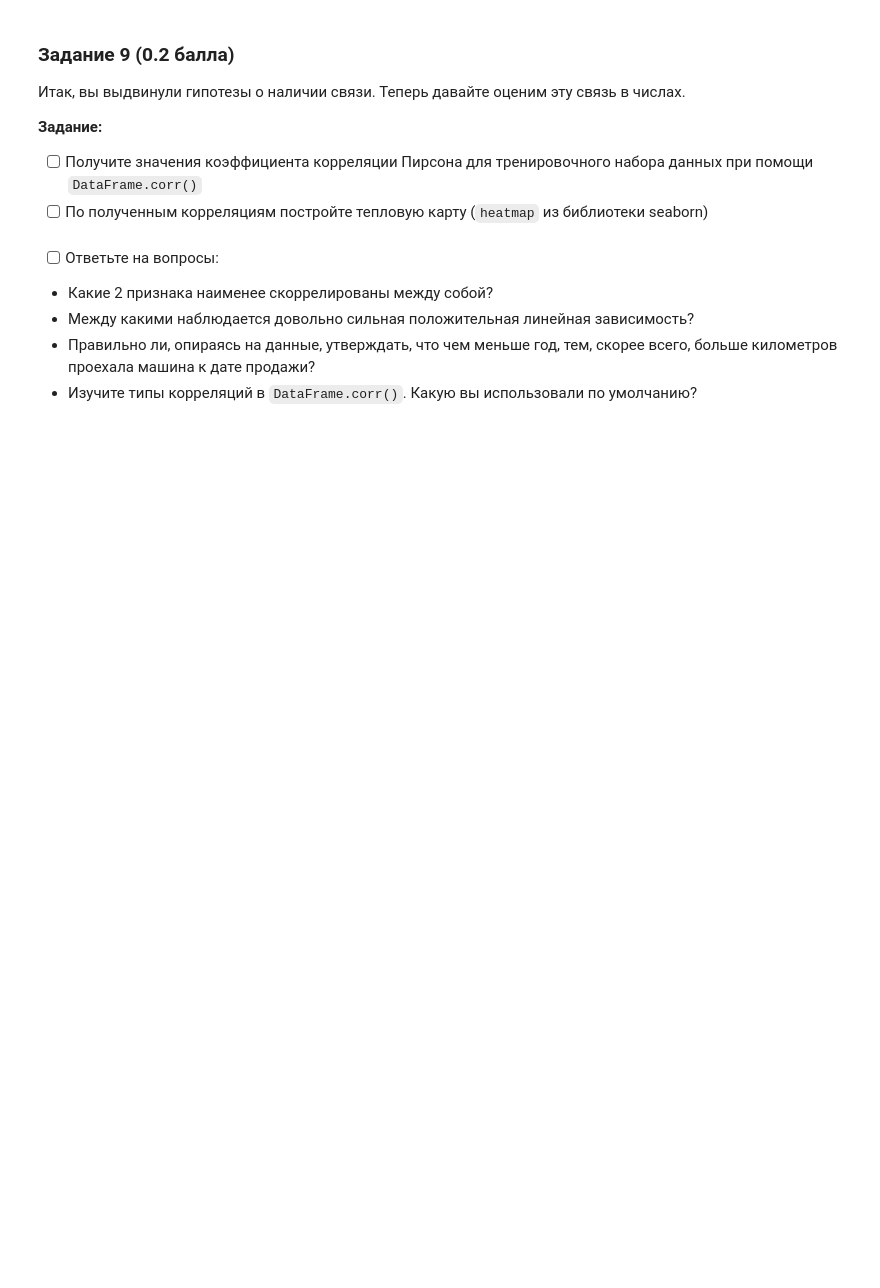
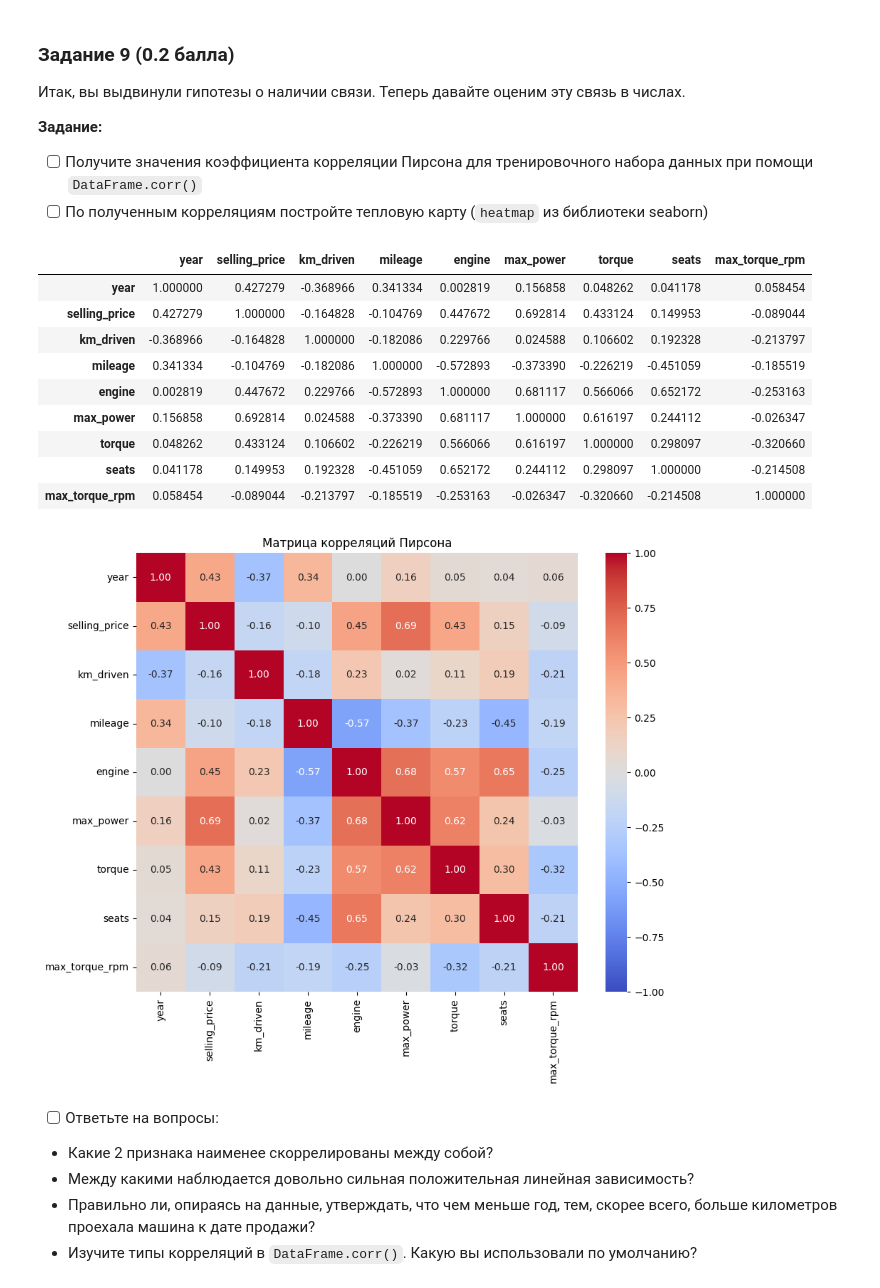
Before and after one commit to Phoenix377ss/HW_1_HSE_ML, a Jupyter notebook: AI_HW1_Regression_with_inference_pro.ipynb, the cells around one changed output. Drawn from its saved outputs; the diff is of its cells as text; code cells hidden in the pictures; blank space fills up the shorter version.

```diff
--- a/AI_HW1_Regression_with_inference_pro.ipynb
+++ b/AI_HW1_Regression_with_inference_pro.ipynb
@@ -200,3 +473,24 @@ assert df_train.shape == (5840, 13)
+# %%
+corr_matrix = df_train.corr(numeric_only=True)
+display(corr_matrix)
+
+fig, ax = plt.subplots(figsize=(10, 8))
+sns.heatmap(corr_matrix, annot=True, fmt=".2f", cmap="coolwarm", vmin=-1, vmax=1, center=0, ax=ax)
+ax.set_title("Матрица корреляций Пирсона")
+display(fig)
+plt.close(fig)
+# %% [output]
+|  | year | selling_price | km_driven | mileage | engine | max_power | torque | seats | max_torque_rpm |
+| year | 1.000000 | 0.427279 | -0.368966 | 0.341334 | 0.002819 | 0.156858 | 0.048262 | 0.041178 | 0.058454 |
+| selling_price | 0.427279 | 1.000000 | -0.164828 | -0.104769 | 0.447672 | 0.692814 | 0.433124 | 0.149953 | -0.089044 |
+| km_driven | -0.368966 | -0.164828 | 1.000000 | -0.182086 | 0.229766 | 0.024588 | 0.106602 | 0.192328 | -0.213797 |
+| mileage | 0.341334 | -0.104769 | -0.182086 | 1.000000 | -0.572893 | -0.373390 | -0.226219 | -0.451059 | -0.185519 |
+| engine | 0.002819 | 0.447672 | 0.229766 | -0.572893 | 1.000000 | 0.681117 | 0.566066 | 0.652172 | -0.253163 |
+| max_power | 0.156858 | 0.692814 | 0.024588 | -0.373390 | 0.681117 | 1.000000 | 0.616197 | 0.244112 | -0.026347 |
+| torque | 0.048262 | 0.433124 | 0.106602 | -0.226219 | 0.566066 | 0.616197 | 1.000000 | 0.298097 | -0.320660 |
+| seats | 0.041178 | 0.149953 | 0.192328 | -0.451059 | 0.652172 | 0.244112 | 0.298097 | 1.000000 | -0.214508 |
+| max_torque_rpm | 0.058454 | -0.089044 | -0.213797 | -0.185519 | -0.253163 | -0.026347 | -0.320660 | -0.214508 | 1.000000 |
+[figure, added]
 # %% [markdown]
 - [ ] Ответьте на вопросы:
  - Какие 2 признака наименее скоррелированы между собой?
```
Also changed, not shown: parts of 108 cells of this notebook, 14 other files.
